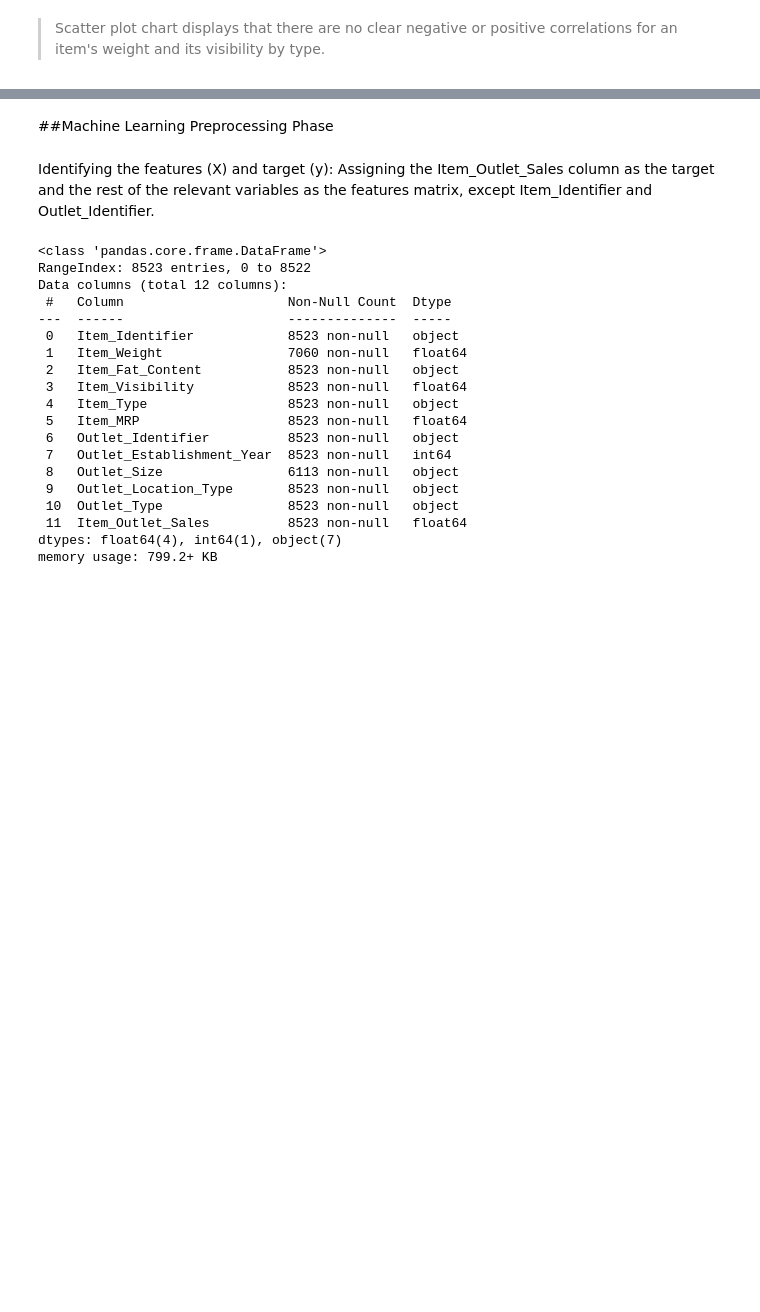
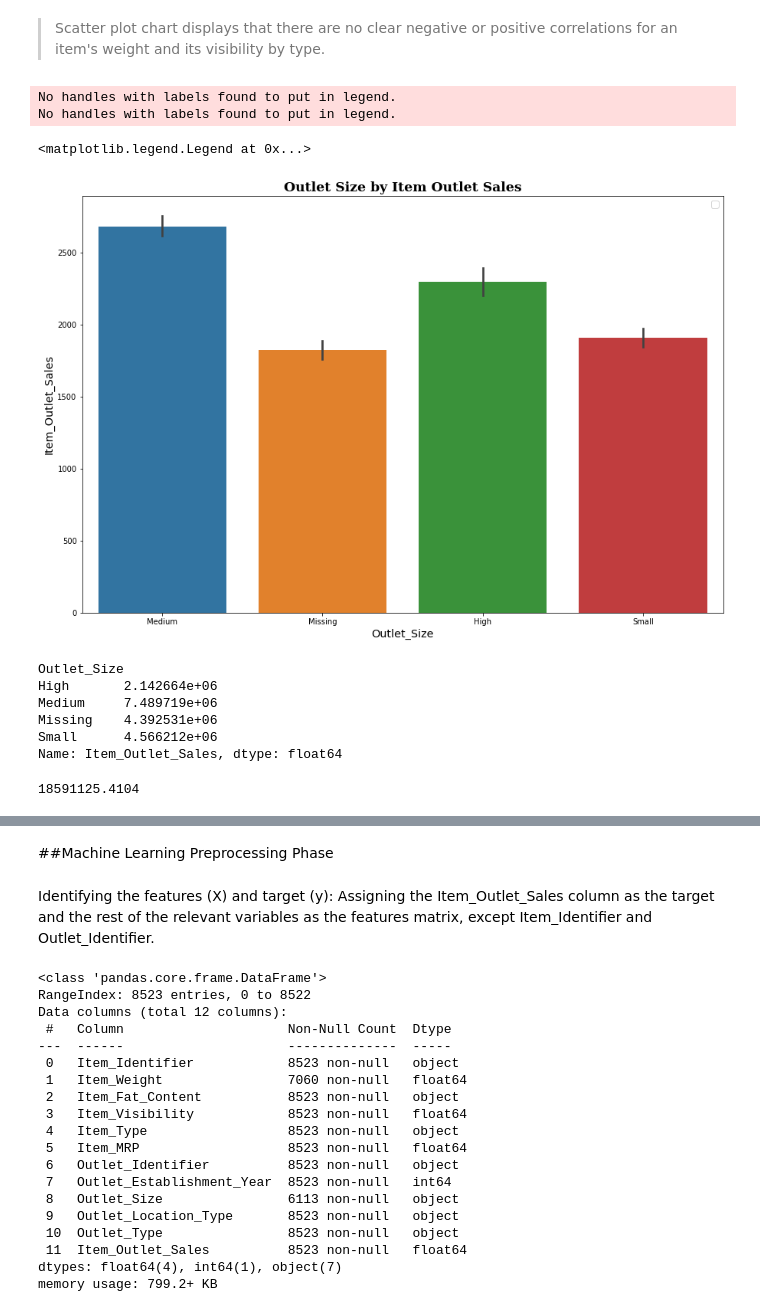
Before and after one commit to bradshawjoshua/Grocery-Super-Anaylsis, a Jupyter notebook: GrocerySuper_Sales_Predictions.ipynb, the cells around one changed output, grey strips where cells are left out. Drawn from its saved outputs; the diff is of its cells as text; code cells hidden in the pictures; blank space fills up the shorter version.

```diff
--- a/GrocerySuper_Sales_Predictions.ipynb
+++ b/GrocerySuper_Sales_Predictions.ipynb
@@ -375,2 +379,39 @@ ax.legend(bbox_to_anchor=[1,1], fontsize = 'large')
 # %% [markdown]
 >Scatter plot chart displays that there are no clear negative or positive correlations for an item's weight and its visibility by type.
+# %%
+fig, ax = plt.subplots(figsize=(15,10))
+
+ax = sns.barplot(data = df, x = 'Outlet_Size', y = 'Item_Outlet_Sales')
+ax.legend(bbox_to_anchor=[1,1])
+
+ax.set_title('Outlet Size by Item Outlet Sales',
+             fontfamily='serif',
+             fontsize='xx-large',
+             fontweight='semibold');
+
+ax.set_xlabel(ax.xaxis.get_label().get_text(),
+    fontsize='x-large')
+
+ax.set_ylabel(ax.yaxis.get_label().get_text(),
+    fontsize='x-large')
+
+
+ax.legend(bbox_to_anchor=[1,1], fontsize = 'large')
+# %% [output]
+No handles with labels found to put in legend.
+No handles with labels found to put in legend.
+<matplotlib.legend.Legend at 0x...>
+[figure, added]
+# %%
+df.groupby('Outlet_Size')['Item_Outlet_Sales'].sum()
+# %% [output]
+Outlet_Size
+High       2.142664e+06
+Medium     7.489719e+06
+Missing    4.392531e+06
+Small      4.566212e+06
+Name: Item_Outlet_Sales, dtype: float64
+# %%
+df['Item_Outlet_Sales'].sum()
+# %% [output]
+18591125.4104
```
Also changed, not shown: parts of 6 cells of this notebook.
